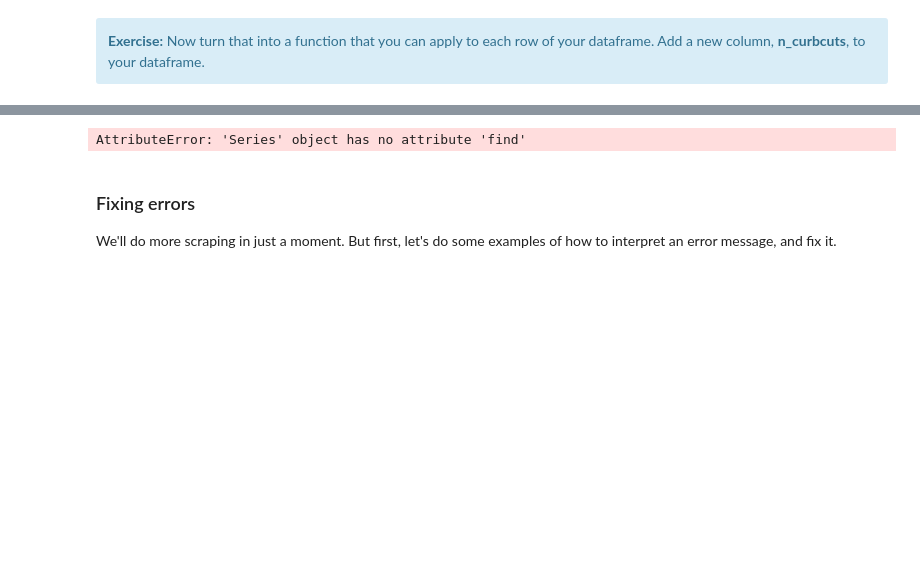
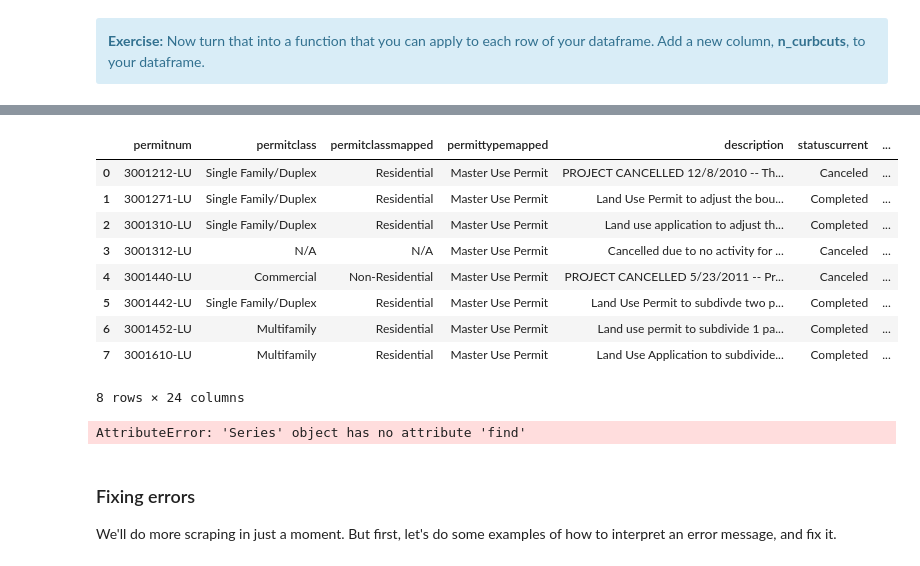
Before and after one commit to tomo-ujikawa/urbandatascience, a Jupyter notebook: classes_tomo/Class 2.ipynb, the cells around one changed output, grey strips where cells are left out. Saved outputs shown, nothing was run; the diff lists cells and outputs as text; code cells hidden in the pictures; blank space fills up the shorter version.

```diff
--- a/classes_tomo/Class 2.ipynb
+++ b/classes_tomo/Class 2.ipynb
@@ -111,0 +129,26 @@ nan
+# %%
+def curbcuts(x):
+    permiturl = x['url']
+    r = requests.get(permiturl)
+    soup = BeautifulSoup(r.text)
+
+    curbcuttext = soup.find("span", string="Number of Curb Cuts for This Permit: ")
+    if curbcuttext is None:
+        n_curbcuts = np.nan
+    else:
+        n_curbcuts = int(curbcuttext.find_next().text)
+
+df['n_curbcuts'] = df['link'].apply(curbcuts)
+# %%
+df.head(8)
+# %% [output]
+|  | permitnum | permitclass | permitclassmapped | permittypemapped | description | statuscurrent | ... |
+| 0 | 3001212-LU | Single Family/Duplex | Residential | Master Use Permit | PROJECT CANCELLED 12/8/2010 -- Th... | Canceled | ... |
+| 1 | 3001271-LU | Single Family/Duplex | Residential | Master Use Permit | Land Use Permit to adjust the bou... | Completed | ... |
+| 2 | 3001310-LU | Single Family/Duplex | Residential | Master Use Permit | Land use application to adjust th... | Completed | ... |
+| 3 | 3001312-LU | N/A | N/A | Master Use Permit | Cancelled due to no activity for ... | Canceled | ... |
+| 4 | 3001440-LU | Commercial | Non-Residential | Master Use Permit | PROJECT CANCELLED 5/23/2011 -- Pr... | Canceled | ... |
+| 5 | 3001442-LU | Single Family/Duplex | Residential | Master Use Permit | Land Use Permit to subdivde two p... | Completed | ... |
+| 6 | 3001452-LU | Multifamily | Residential | Master Use Permit | Land use permit to subdivide 1 pa... | Completed | ... |
+| 7 | 3001610-LU | Multifamily | Residential | Master Use Permit | Land Use Application to subdivide... | Completed | ... |
+8 rows × 24 columns
```
Also changed, not shown: parts of 7 cells of this notebook, 3 other files.
